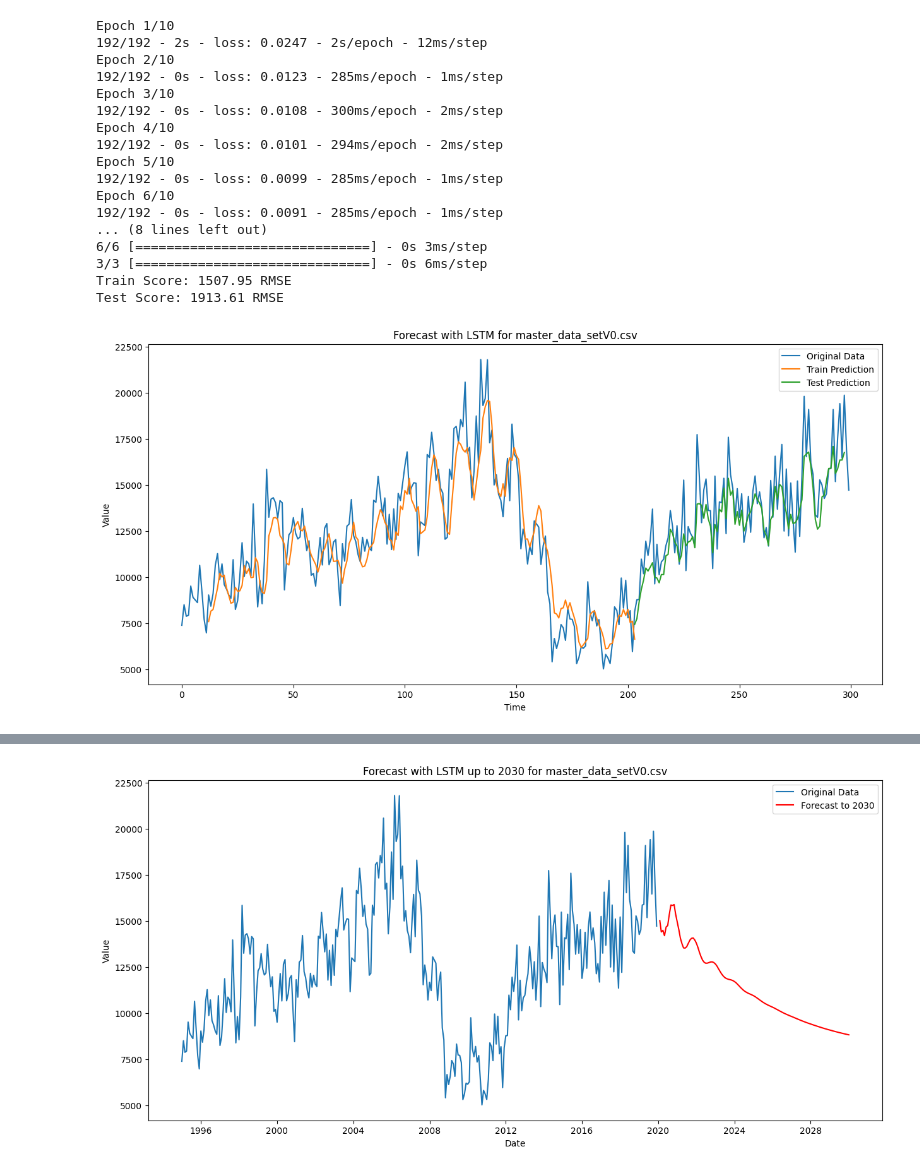
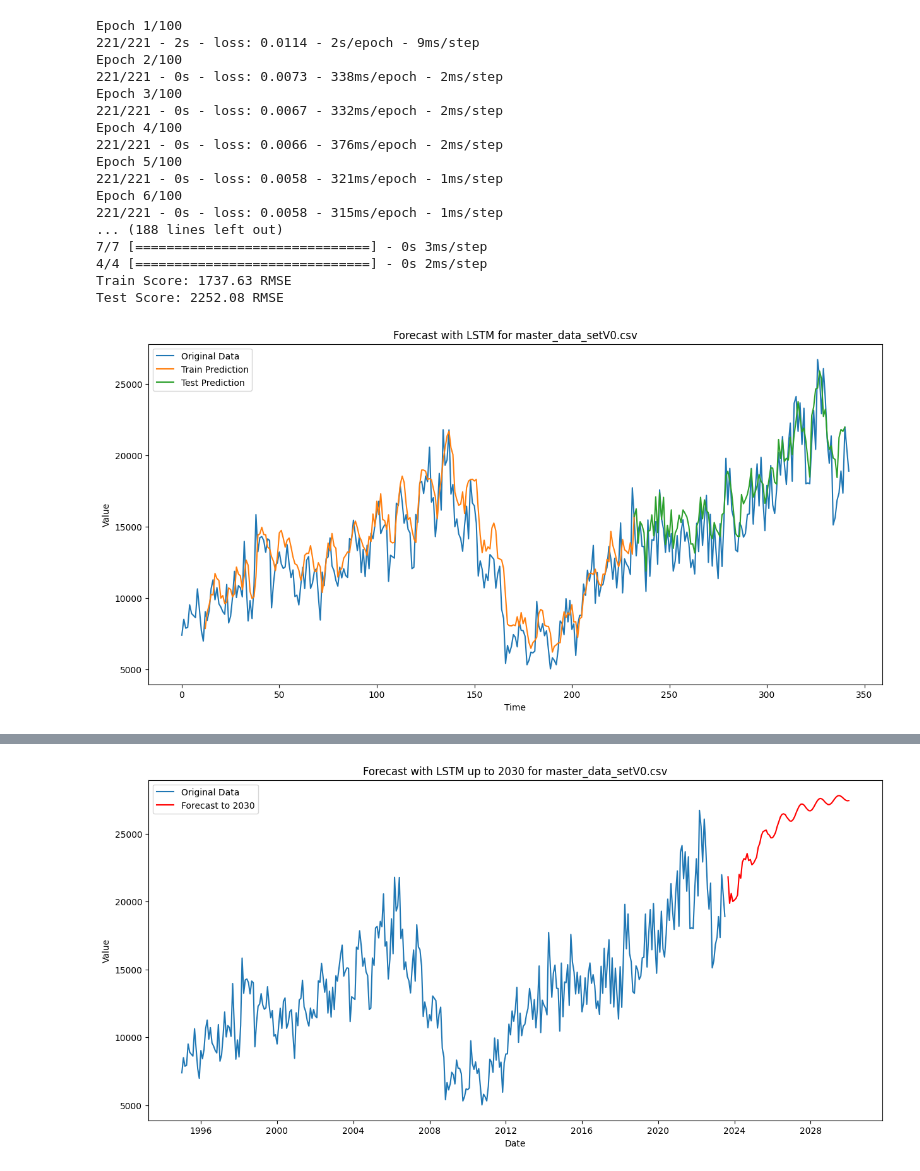
Before and after one commit to JamieHooper-code/Machine-Learning, a Jupyter notebook: Tutoring_ML_Nick/MODEL_CREATION/LSTM MODEL.ipynb, the cells around one changed output, grey strips where cells are left out. Cells and saved outputs as stored; diff of their text form; code cells hidden in the pictures.

```diff
--- a/Tutoring_ML_Nick/MODEL_CREATION/LSTM MODEL.ipynb
+++ b/Tutoring_ML_Nick/MODEL_CREATION/LSTM MODEL.ipynb
@@ -17,8 +17,8 @@ for file_name in dataframe_names:
     df = df[df['State'] == 'Texas']  # Filtering by state
     df = df.drop(columns=['State', 'Division'])  # Dropping unnecessary columns
 
-    # Limit the dataset to end in 2019
-    df = df[df.index.year <= 2019]
+#     # Limit the dataset to end in 2019
+#     df = df[df.index.year <= 2019]
 
     # Assuming 'Value' is the target variable
     y = df['Value'].values.reshape(-1, 1)
@@ -56,7 +56,7 @@ for file_name in dataframe_names:
     model.compile(loss='mean_squared_error', optimizer='adam')
 
     # Train the model
-    model.fit(trainX, trainY, epochs=10, batch_size=1, verbose=2)
+    model.fit(trainX, trainY, epochs=100, batch_size=1, verbose=2)
 
     # Make predictions
     trainPredict = model.predict(trainX)
@@ -120,48 +120,48 @@ for file_name in dataframe_names:
     for _ in range(months_to_predict):
         # Reshape input_seq to the format required by the LSTM model
         lstm_input = np.reshape(input_seq, (1, 1, look_back))
 
         # Predict the next step
         predicted_step = model.predict(lstm_input)
 
         # Append the prediction to forecasts
         forecasts.append(predicted_step[0, 0])
 
         # Update the input sequence for the next prediction
         input_seq = np.append(input_seq[1:], predicted_step)
 
     # Transform forecasts back to the original scale
     forecasts = scaler.inverse_transform(np.array(forecasts).reshape(-1, 1))
 
     # Create a time series for the forecasts
     forecast_dates = pd.date_range(start=last_date + pd.DateOffset(months=1), periods=months_to_predict, freq='M')
     forecast_series = pd.Series(data=forecasts.ravel(), index=forecast_dates)
 
     # Plot baseline, predictions, and future forecasts
     plt.figure(figsize=(15, 7))
     plt.plot(df.index, y, label='Original Data')
     plt.plot(forecast_series.index, forecast_series.values, label='Forecast to 2030', color='red')
     plt.title(f'Forecast with LSTM up to 2030 for {file_name}')
     plt.xlabel('Date')
     plt.ylabel('Value')
     plt.legend()
     plt.show()
 # %% [output]
-Epoch 1/10
-192/192 - 2s - loss: 0.0247 - 2s/epoch - 12ms/step
-Epoch 2/10
-192/192 - 0s - loss: 0.0123 - 285ms/epoch - 1ms/step
-Epoch 3/10
-192/192 - 0s - loss: 0.0108 - 300ms/epoch - 2ms/step
-Epoch 4/10
-192/192 - 0s - loss: 0.0101 - 294ms/epoch - 2ms/step
-Epoch 5/10
-192/192 - 0s - loss: 0.0099 - 285ms/epoch - 1ms/step
-Epoch 6/10
-192/192 - 0s - loss: 0.0091 - 285ms/epoch - 1ms/step
-... (8 lines left out)
-6/6 [==============================] - 0s 3ms/step
-3/3 [==============================] - 0s 6ms/step
-Train Score: 1507.95 RMSE
-Test Score: 1913.61 RMSE
+Epoch 1/100
+221/221 - 2s - loss: 0.0114 - 2s/epoch - 9ms/step
+Epoch 2/100
+221/221 - 0s - loss: 0.0073 - 338ms/epoch - 2ms/step
+Epoch 3/100
+221/221 - 0s - loss: 0.0067 - 332ms/epoch - 2ms/step
+Epoch 4/100
+221/221 - 0s - loss: 0.0066 - 376ms/epoch - 2ms/step
+Epoch 5/100
+221/221 - 0s - loss: 0.0058 - 321ms/epoch - 1ms/step
+Epoch 6/100
+221/221 - 0s - loss: 0.0058 - 315ms/epoch - 1ms/step
+... (188 lines left out)
+7/7 [==============================] - 0s 3ms/step
+4/4 [==============================] - 0s 2ms/step
+Train Score: 1737.63 RMSE
+Test Score: 2252.08 RMSE
-[figure, old version]
+[figure, new version]
@@ -185 +185 @@ Test Score: 1913.61 RMSE
-[figure, old version]
+[figure, new version]
```
Also changed, not shown: parts of 1 cell of this notebook.
